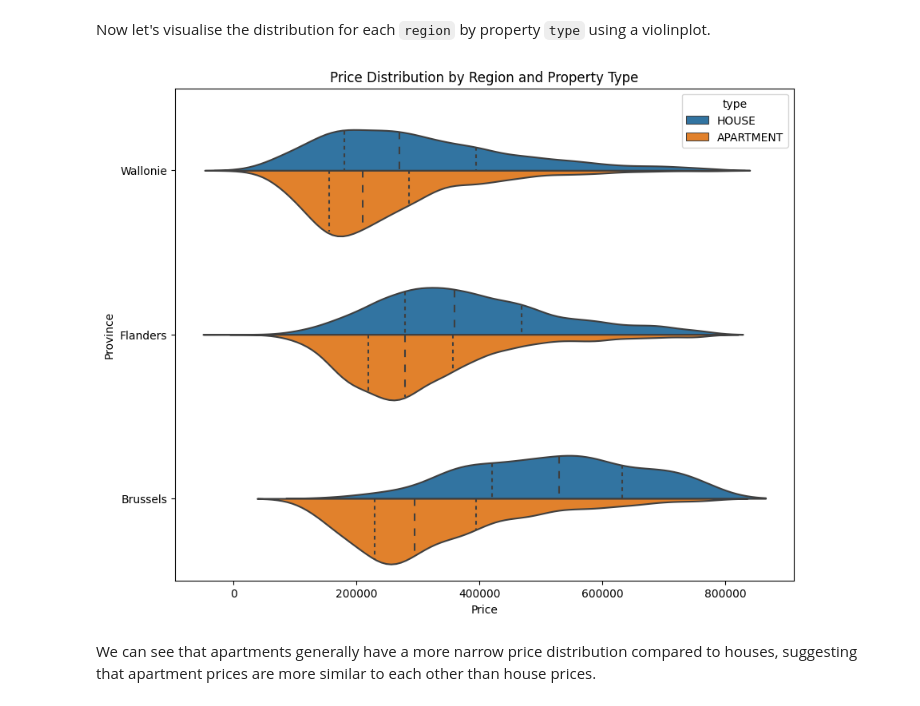
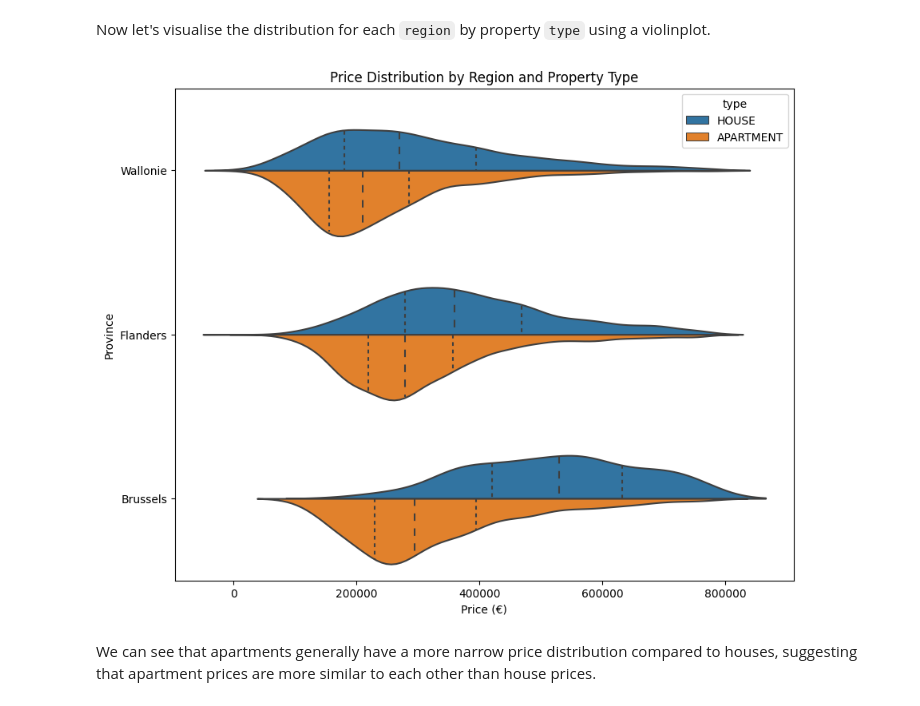
Before and after one commit to feldeh/price-prediction-api, a Jupyter notebook: notebooks/data_analysis.ipynb, the cells around one changed output. Drawn from its saved outputs; the diff is of its cells as text; code cells hidden in the pictures.

```diff
--- a/notebooks/data_analysis.ipynb
+++ b/notebooks/data_analysis.ipynb
@@ -52,14 +52,14 @@ Now let's visualise the distribution for each `region` by property `type` using
 # %%
 order = sorted(no_outlier_df['region'].unique(), reverse=True)
 
 plt.figure(figsize=(10,8))
 sns.violinplot(x="price", y="region", hue="type", split=True, inner="quart", data=no_outlier_df, order=order)
 plt.title('Price Distribution by Region and Property Type')
-plt.xlabel('Price')
+plt.xlabel('Price (€)')
 plt.ylabel('Province')
 plt.show()
 # %% [output]
-[figure, old version]
+[figure, new version]
 # %% [markdown]
 We can see that apartments generally have a more narrow price distribution compared to houses, suggesting that apartment prices are more similar to each other than house prices.
 # %% [markdown]
```
Also changed, not shown: parts of 3 cells of this notebook.
